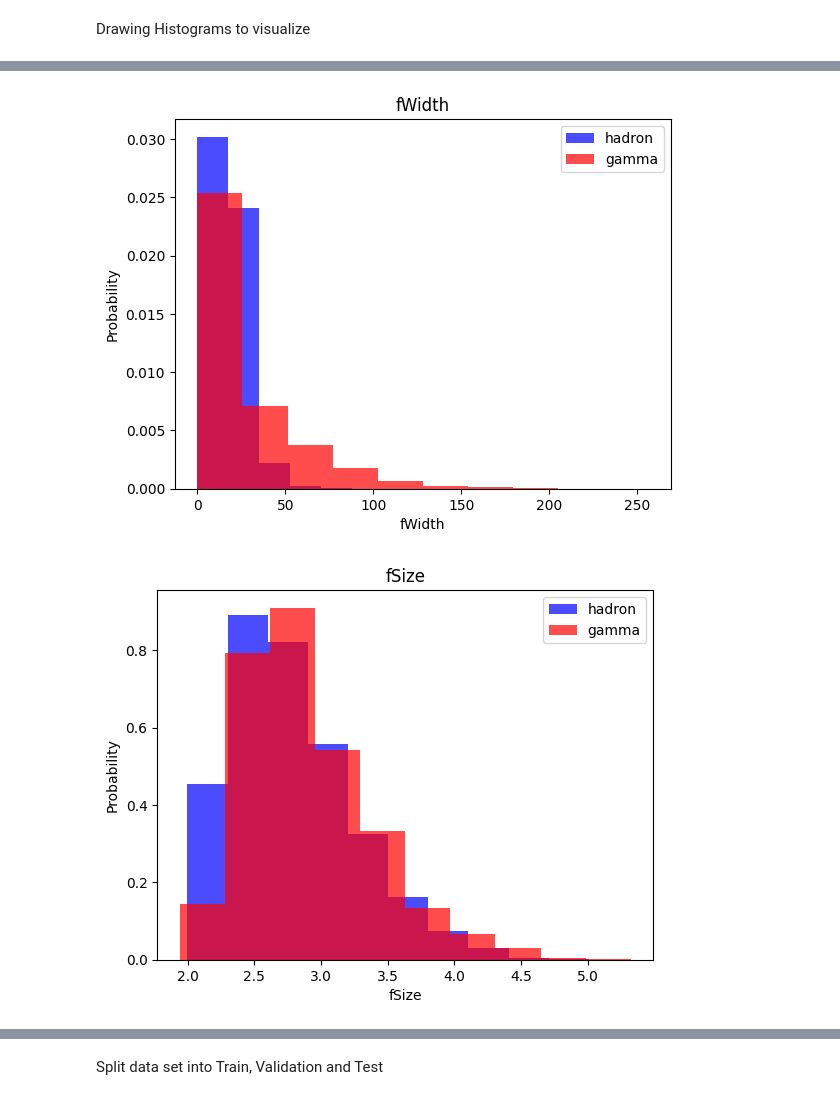
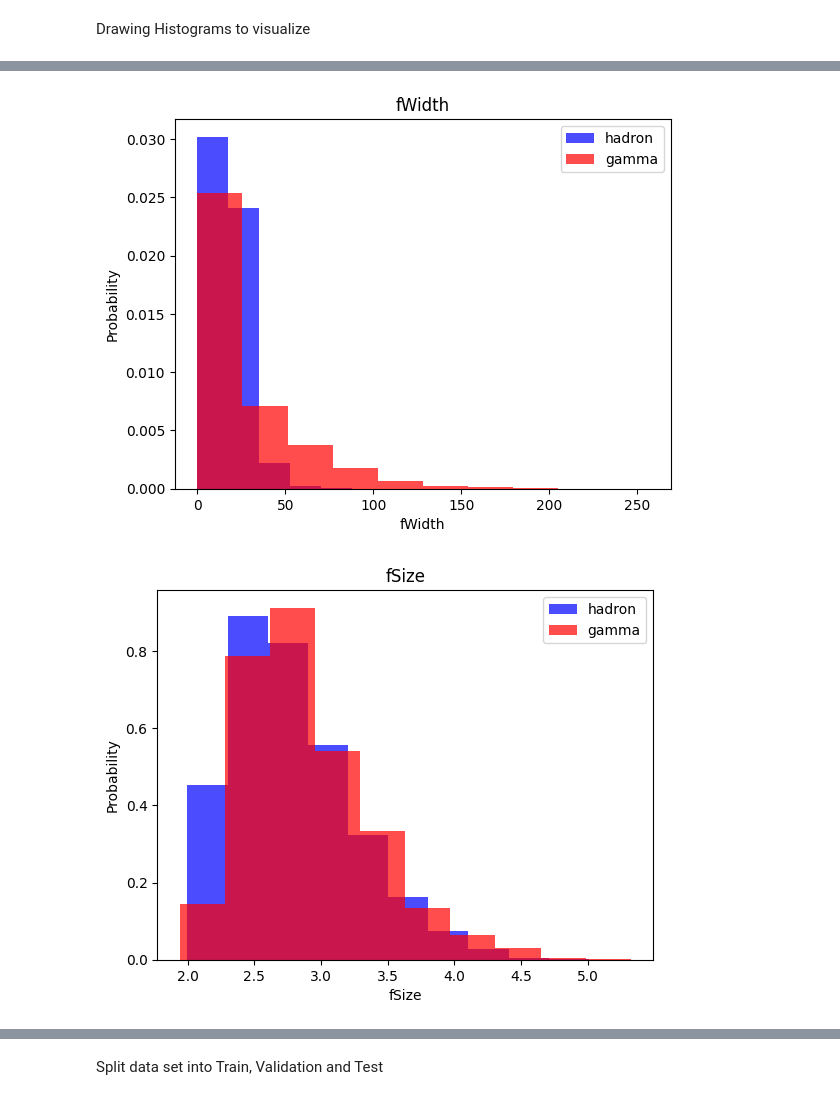
Before and after one commit to ftkovr9k/MAGIC-gamma-hadron-classifier, a Jupyter notebook: MAGIC_gamma_hadron_classifier.ipynb, the cells around one changed output, grey strips where cells are left out. Drawn from its saved outputs; the diff is of its cells as text; code cells hidden in the pictures.

```diff
--- a/MAGIC_gamma_hadron_classifier.ipynb
+++ b/MAGIC_gamma_hadron_classifier.ipynb
@@ -25,10 +25,22 @@ cols = ["fLength",
 "class"]
 
 #Add Column name
-df = pd.read_csv("magic04.data", names=cols)
+
+#Read from Google Drive
+df = pd.read_csv('/content/drive/MyDrive/Magic Gamma-Hadron data set/magic04.data', names=cols)
+
+#Read from temporary space in Colab
+#df = pd.read_csv("magic04.data", names=cols)
+
 #Convert classes to numeric
 df["class"] = (df["class"] == "g").astype(int)
 
+#Remove rows with missing values
+df.dropna(inplace=True)
+
+#Remove duplicates
+df.drop_duplicates(inplace=True)
+
 df.head()
 # %% [output]
 |  | fLength | fWidth | fSize | fConc | fConc1 | fAsym | fM3Long | fM3Trans | fAlpha | fDist | class |
@@ -42,16 +54,16 @@ Drawing Histograms to visualize
 # %%
 for label in cols[:-1]:
   plt.hist(df[df['class'] == 1][label], color='blue', label="hadron", alpha=0.7, density=True)
-  plt.hist(df[df['class'] != 1][label], color='red', label="gamma", alpha=0.7, density=True)
+  plt.hist(df[df['class'] == 0][label], color='red', label="gamma", alpha=0.7, density=True)
   plt.title(label)
   plt.ylabel("Probability")
   plt.xlabel(label)
   plt.legend()
   plt.show()
 # %% [output]
 [figure]
 [figure]
-[figure, old version]
+[figure, new version]
 [figure]
 [figure]
 [figure]
```
Also changed, not shown: parts of 7 cells of this notebook.
